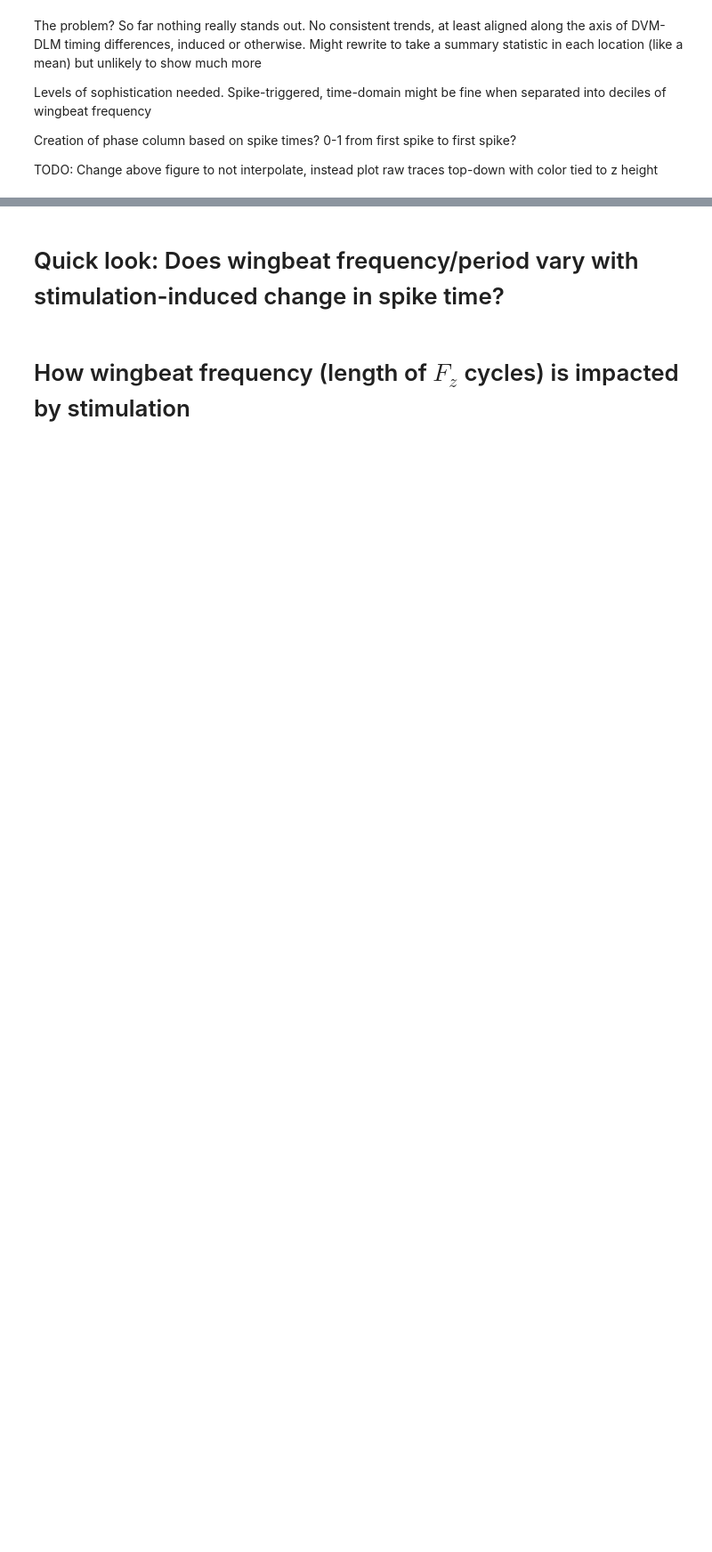
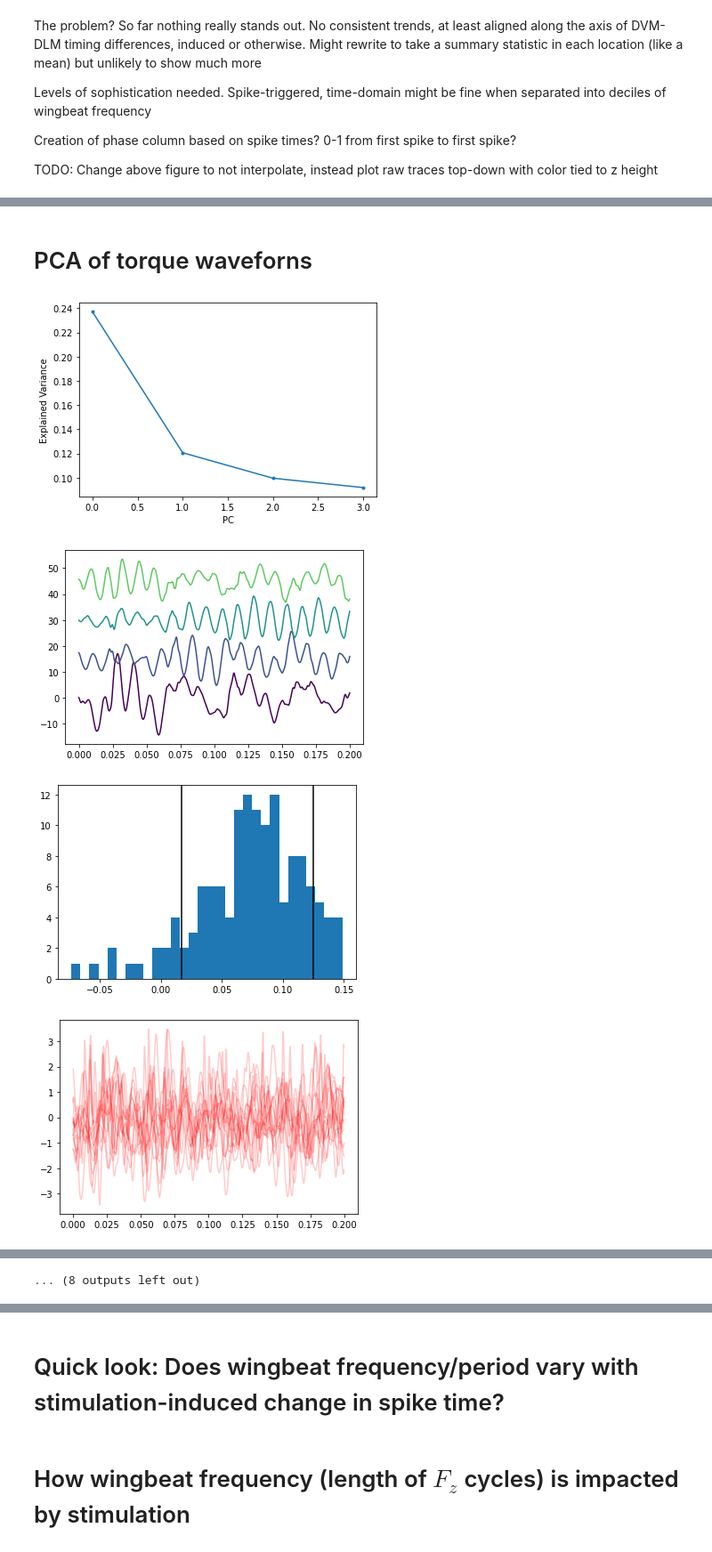
Before and after one commit to LeoJW/stimPitchAnalysis, a Jupyter notebook: figures.ipynb, the cells around one changed output, grey strips where cells are left out. Shown at 89% size. Saved outputs shown, nothing was run; the diff lists cells and outputs as text; code cells hidden in the pictures; blank space fills up the shorter version.

```diff
--- a/figures.ipynb
+++ b/figures.ipynb
@@ -255,0 +311,71 @@ TODO: Change above figure to not interpolate, instead plot raw traces top-down w
+# %% [markdown]
+# PCA of torque waveforns
+# %%
+ncomp = 4
+usewb = (-2, 6) # ignore all wingbeat except in this range
+usewindow = (-100, 200) # ms, window to actually observe around zero'd time
+viridis = cmx.get_cmap('viridis')
+
+# Loop over dates
+for d in runDates:
+    # d = '20210818_1'
+    # make dataframe subset
+    dt = df.loc[(df.date==d) &
+                (df.wb>=usewb[0]) &
+                (df.wb<usewb[1]) &
+                (df.stimphase<0.5)].copy()
+    dt['tdl'] = (dt['LDVM_fs']-dt['LDLM_fs'])/10
+    dt['tdr'] = (dt['RDVM_fs']-dt['RDLM_fs'])/10
+    dt.loc[(dt['tdl']<0) | (dt['tdr']<0), ['tdl','tdr']] = np.nan
+    # Zero time, trim data to region around t=0
+    dt.Time = dt.groupby(['date','pulse'], group_keys=False).apply(
+        # lambda g: g['Time'] - g.loc[(g.wb==0), 'Time'].iloc[0])
+        lambda g: g['Time'] - (g.loc[(g.wb==-1), 'Time'].iloc[0] + g.loc[g.wb==-1,'LDVM_fs'].iloc[0]/fsamp))
+    dt = dt.loc[(dt.Time>=usewindow[0]/1000) & (dt.Time<=usewindow[1]/1000)]
+    # Group dataframe, prepare for loop
+    grouped_df = dt.groupby(['date','pulse'])
+    ngroup, groupsize = grouped_df.ngroups, np.max(grouped_df.size())
+    mat = np.full((ngroup,groupsize), np.nan)
+    # Loop over each pulse, add to matrix
+    for i, (name, g) in enumerate(grouped_df):
+        vec = g.loc[g.Time>=0]
+        mat[i,0:len(vec)] = vec.mx
+    # Create time vector
+    tvec = np.linspace(0, (mat.shape[1]-1)/fsamp, mat.shape[1])
+    # Trim nan points (in the future can interpolate nans?)
+    tvec = tvec[~np.isnan(mat).any(axis=0)]
+    mat = mat[:, ~np.isnan(mat).any(axis=0)]
+
+    # Take PCA
+    pca = PCA(n_components=ncomp)
+    pc = pca.fit_transform(mat.T)
+
+    # Plot explained variance
+    plt.figure()
+    plt.plot(pca.explained_variance_ratio_, '.-')
+    plt.xlabel('PC')
+    plt.ylabel('Explained Variance')
+    # Plot main PC's
+    plt.figure()
+    for i in range(pc.shape[1]):
+        plt.plot(tvec, pc[:,i]+i*15, color=viridis(i/pc.shape[1]))
+    # Plot distribution of PC1
+    # Get deciles
+    deciles = np.percentile(pca.components_[0,:], np.arange(0, 100, 10))
+    plt.figure()
+    plt.hist(pca.components_[0,:], bins=30)
+    plt.axvline(x=deciles[1], color='black')
+    plt.axvline(x=deciles[-1], color='black')
+
+    # Get which traces are in lower and upper percentile, plot those
+    plt.figure()
+    for j in np.where(pca.components_[0,:]<=deciles[1])[0]:
+        plt.plot(tvec, mat[j,:], color='red', alpha=0.2)
+    plt.figure()
+    for j in np.where(pca.components_[0,:]>=deciles[-1])[0]:
+        plt.plot(tvec, mat[j,:], color='blue', alpha=0.2)
+# %% [output]
+[figure, added]
+[figure, added]
+[figure, added]
+[figure, added]
@@ -255,0 +390 @@ TODO: Change above figure to not interpolate, instead plot raw traces top-down w
+... (8 outputs left out)
```
Also changed, not shown: parts of 12 cells of this notebook.
